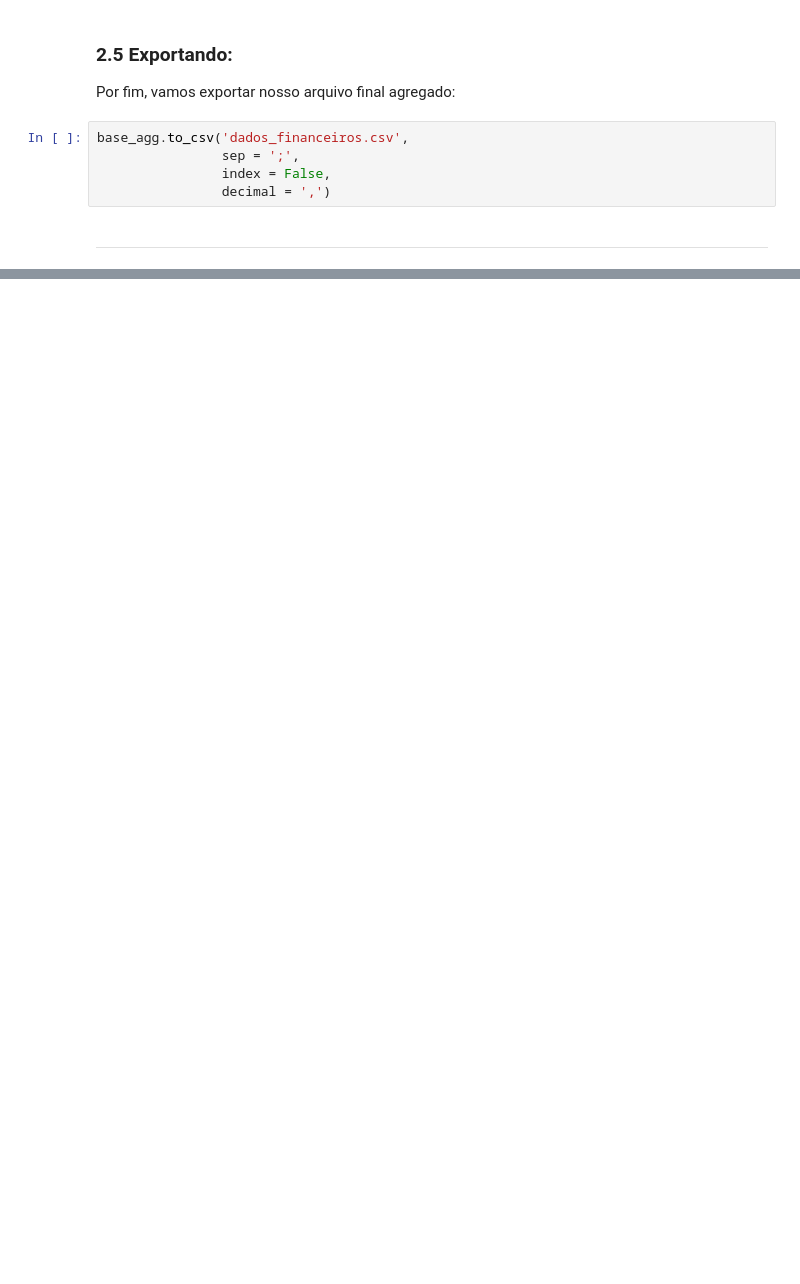
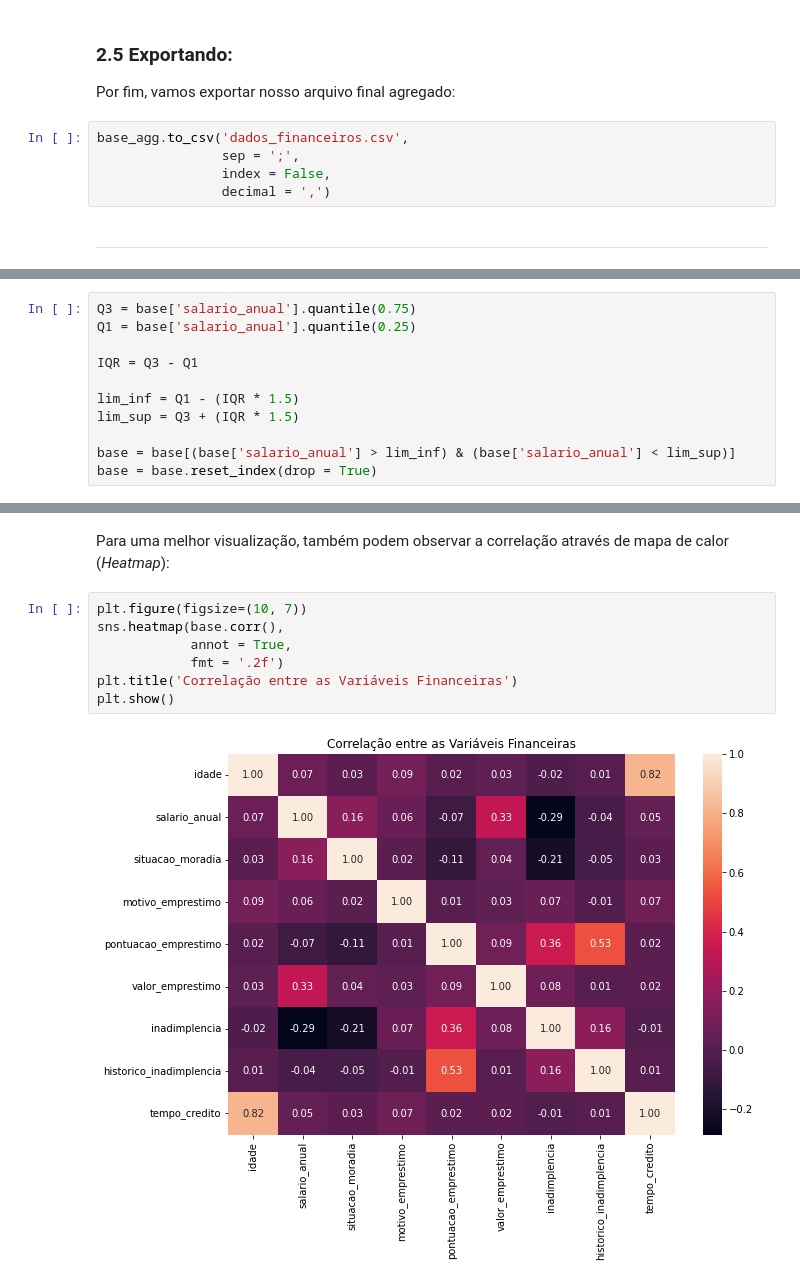
Before and after one commit to mfaysoares/Alura_Cash, a Jupyter notebook: Alura_Cash.ipynb, the cells around one changed output, grey strips where cells are left out. Drawn from its saved outputs; the diff is of its cells as text; blank space fills up the shorter version.

```diff
--- a/Alura_Cash.ipynb
+++ b/Alura_Cash.ipynb
@@ -265,0 +347,11 @@ base_agg.to_csv('dados_financeiros.csv',
+# %%
+Q3 = base['salario_anual'].quantile(0.75)
+Q1 = base['salario_anual'].quantile(0.25)
+
+IQR = Q3 - Q1
+
+lim_inf = Q1 - (IQR * 1.5)
+lim_sup = Q3 + (IQR * 1.5)
+
+base = base[(base['salario_anual'] > lim_inf) & (base['salario_anual'] < lim_sup)]
+base = base.reset_index(drop = True)
@@ -265,0 +420,11 @@ base_agg.to_csv('dados_financeiros.csv',
+# %% [markdown]
+Para uma melhor visualização, também podem observar a correlação através de mapa de calor (*Heatmap*):
+# %%
+plt.figure(figsize=(10, 7))
+sns.heatmap(base.corr(),
+            annot = True,
+            fmt = '.2f')
+plt.title('Correlação entre as Variáveis Financeiras')
+plt.show()
+# %% [output]
+[figure, added]
```
Also changed, not shown: parts of 45 cells of this notebook.
